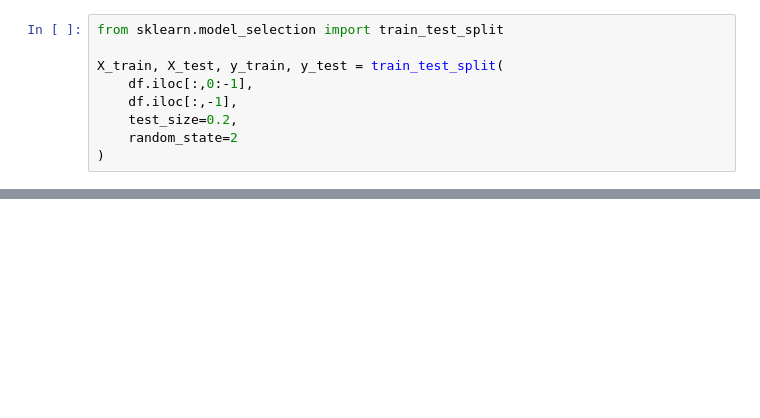
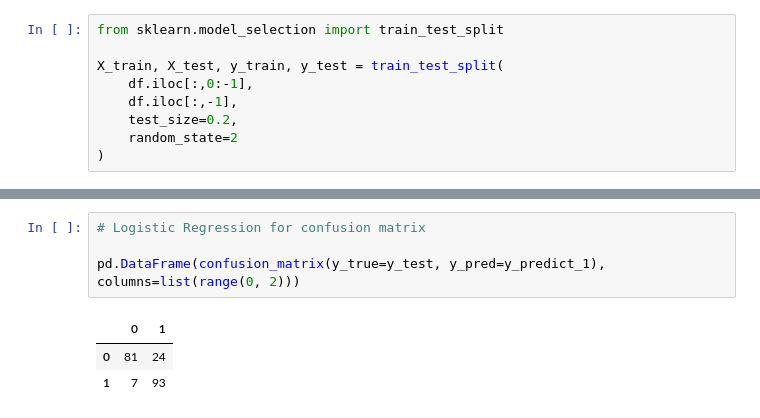
Before and after one commit to dodger215/machine_learning_models, a Jupyter notebook: heart_disease_prediction_model.ipynb, the cells around one changed output, grey strips where cells are left out. Drawn from its saved outputs; the diff is of its cells as text; blank space fills up the shorter version.

```diff
--- a/heart_disease_prediction_model.ipynb
+++ b/heart_disease_prediction_model.ipynb
@@ -73,0 +101,8 @@ plt.show()
+# %%
+# Logistic Regression for confusion matrix
+
+pd.DataFrame(confusion_matrix(y_true=y_test, y_pred=y_predict_1), columns=list(range(0, 2)))
+# %% [output]
+|  | 0 | 1 |
+| 0 | 81 | 24 |
+| 1 | 7 | 93 |
```
Also changed, not shown: parts of 12 cells of this notebook, 1 other file.
